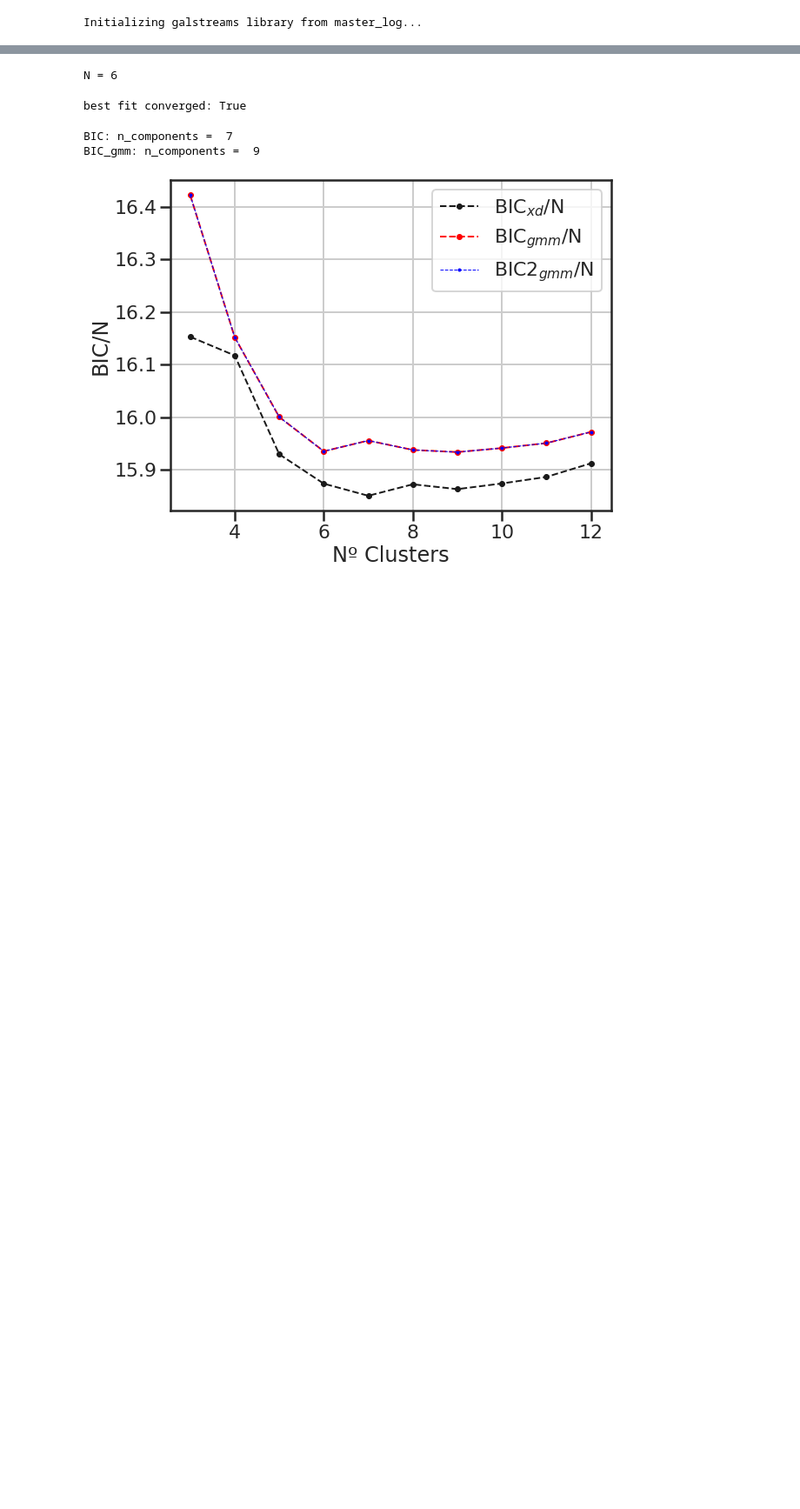
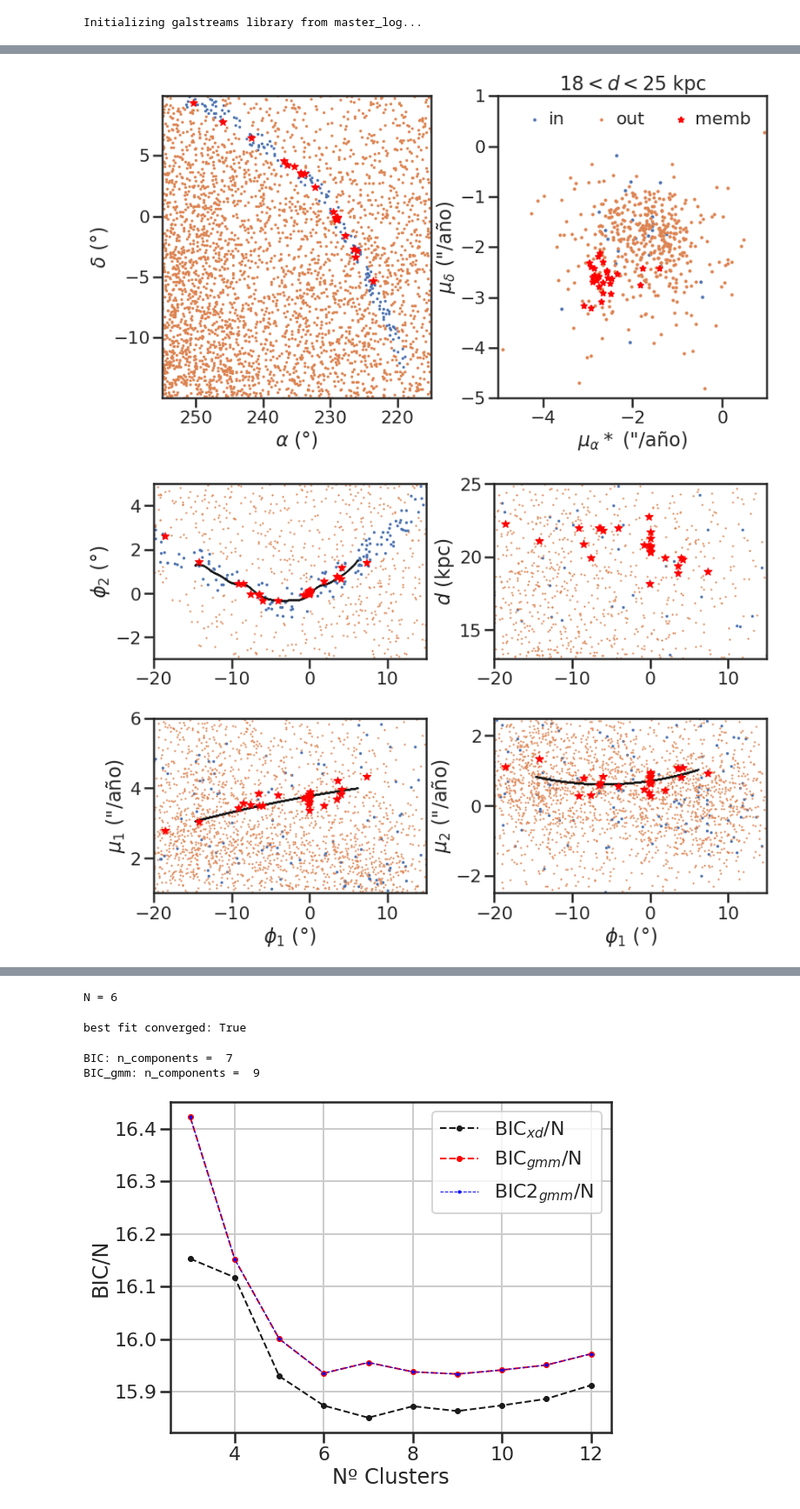
Before and after one commit to bdominguez13/stream_memb, a Jupyter notebook: Price+2019/Pal5.ipynb, the cells around one changed output, grey strips where cells are left out. Shown at 87% size. Drawn from its saved outputs; the diff is of its cells as text; code cells hidden in the pictures; blank space fills up the shorter version.

```diff
--- a/Price+2019/Pal5.ipynb
+++ b/Price+2019/Pal5.ipynb
@@ -158,0 +66,5 @@ fig2.savefig('track_memb.png')
+# %%
+pos
+# %% [output]
+[figure, added]
+[figure, added]
```
Also changed, not shown: parts of 9 cells of this notebook.
